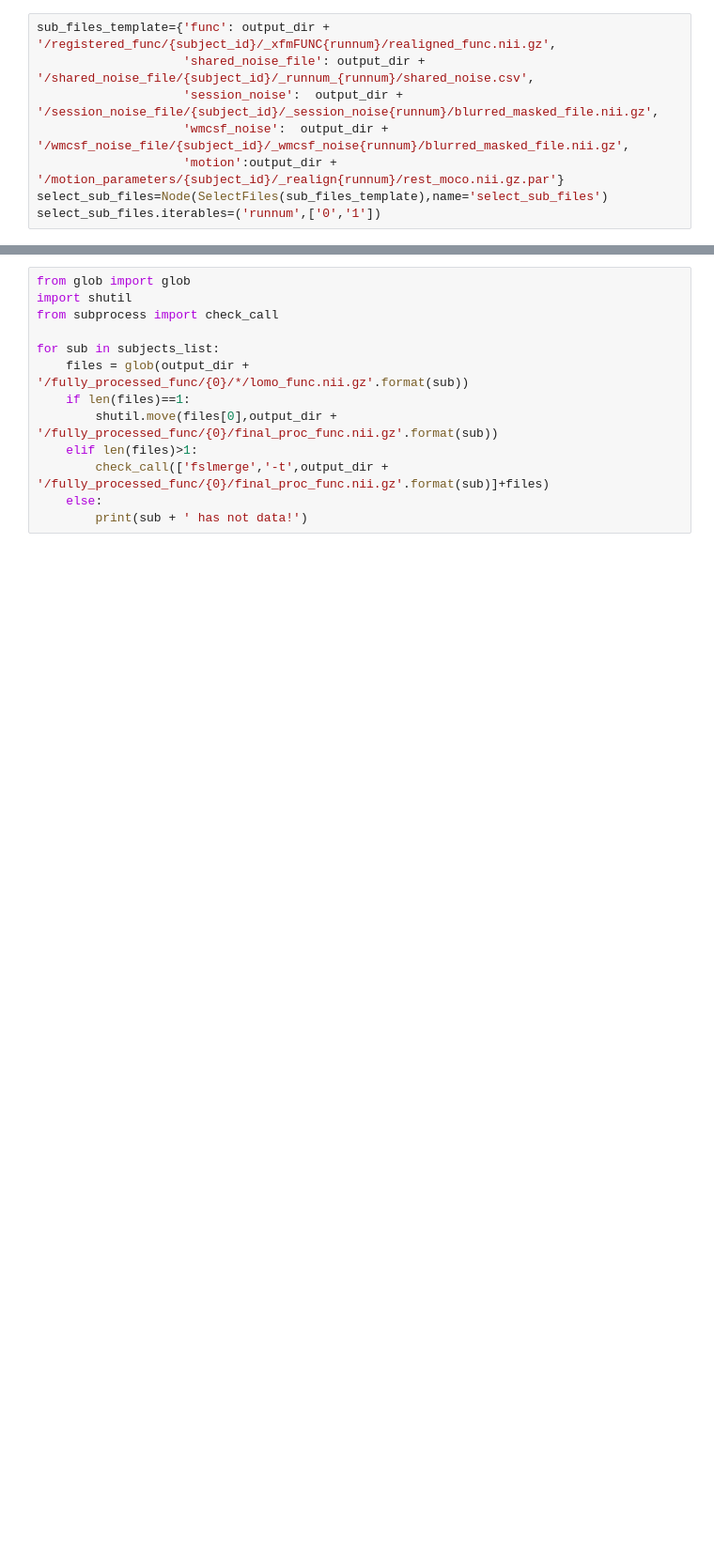
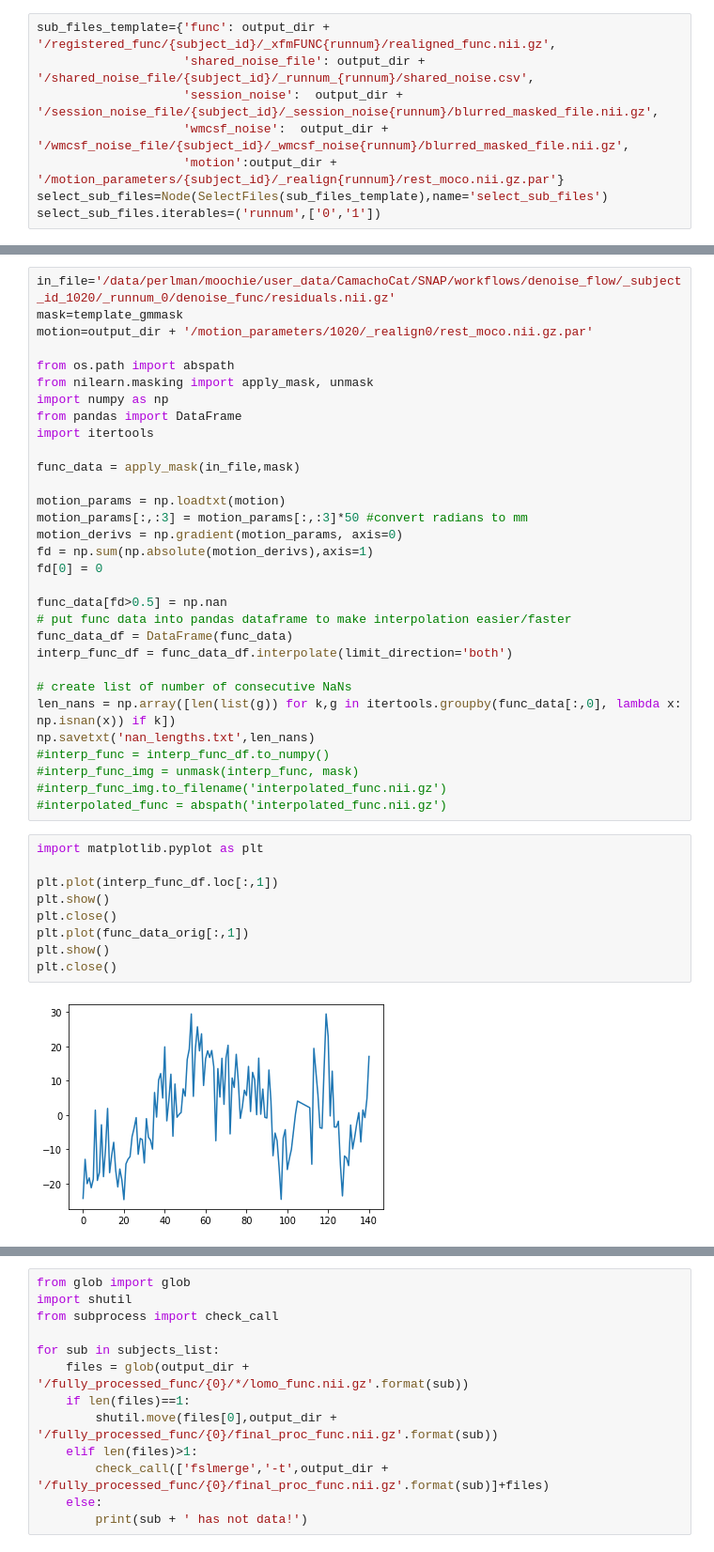
Before and after one commit to babies-study/language_rest, a Jupyter notebook: 1_preprocessing_new.ipynb, the cells around one changed output, grey strips where cells are left out. Shown: that part at 94% size. Cells and saved outputs as stored; diff of their text form; blank space fills up the shorter version.

```diff
--- a/1_preprocessing_new.ipynb
+++ b/1_preprocessing_new.ipynb
@@ -803,3 +817,45 @@ def drop_high_motion_trs(in_file, mask, motion):
     out_file = abspath('lomo_func.nii.gz')
 
     return(out_file)
+# %%
+in_file='/data/perlman/moochie/user_data/CamachoCat/SNAP/workflows/denoise_flow/_subject_id_1020/_runnum_0/denoise_func/residuals.nii.gz'
+mask=template_gmmask
+motion=output_dir + '/motion_parameters/1020/_realign0/rest_moco.nii.gz.par'
+
+from os.path import abspath
+from nilearn.masking import apply_mask, unmask
+import numpy as np
+from pandas import DataFrame
+import itertools
+
+func_data = apply_mask(in_file,mask)
+
+motion_params = np.loadtxt(motion)
+motion_params[:,:3] = motion_params[:,:3]*50 #convert radians to mm
+motion_derivs = np.gradient(motion_params, axis=0)
+fd = np.sum(np.absolute(motion_derivs),axis=1)
+fd[0] = 0
+
+func_data[fd>0.5] = np.nan
+# put func data into pandas dataframe to make interpolation easier/faster
+func_data_df = DataFrame(func_data)
+interp_func_df = func_data_df.interpolate(limit_direction='both')
+
+# create list of number of consecutive NaNs
+len_nans = np.array([len(list(g)) for k,g in itertools.groupby(func_data[:,0], lambda x: np.isnan(x)) if k])
+np.savetxt('nan_lengths.txt',len_nans)
+#interp_func = interp_func_df.to_numpy()
+#interp_func_img = unmask(interp_func, mask)
+#interp_func_img.to_filename('interpolated_func.nii.gz')
+#interpolated_func = abspath('interpolated_func.nii.gz')
+# %%
+import matplotlib.pyplot as plt
+
+plt.plot(interp_func_df.loc[:,1])
+plt.show()
+plt.close()
+plt.plot(func_data_orig[:,1])
+plt.show()
+plt.close()
+# %% [output]
+[figure, added]
```
Also changed, not shown: parts of 11 cells of this notebook, 1 other file.
